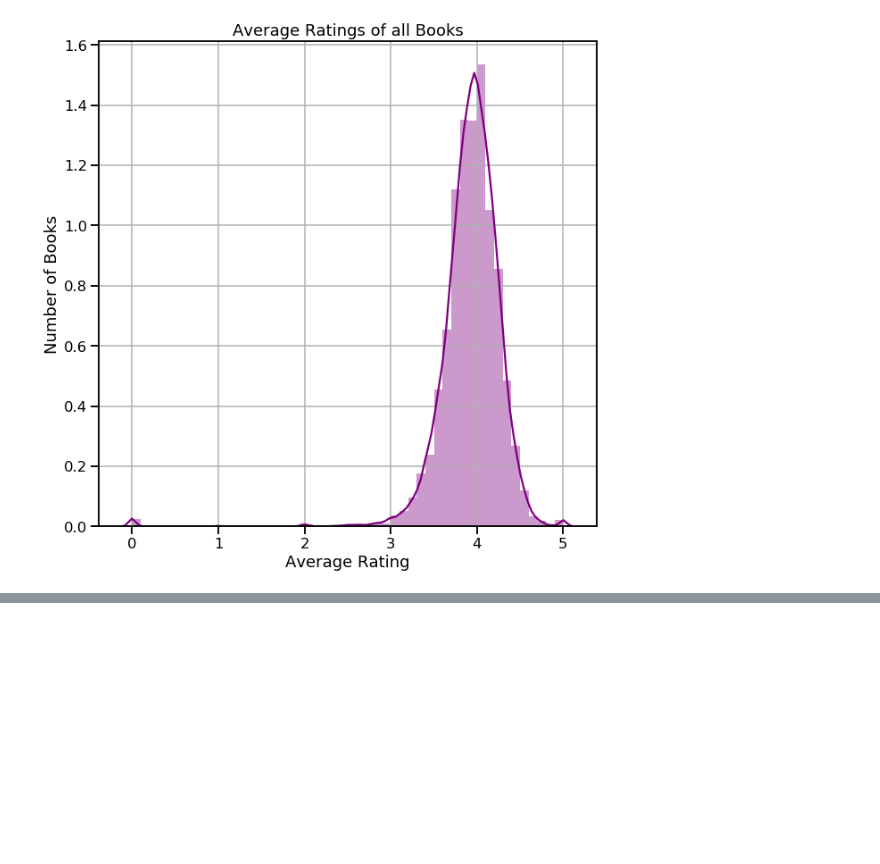
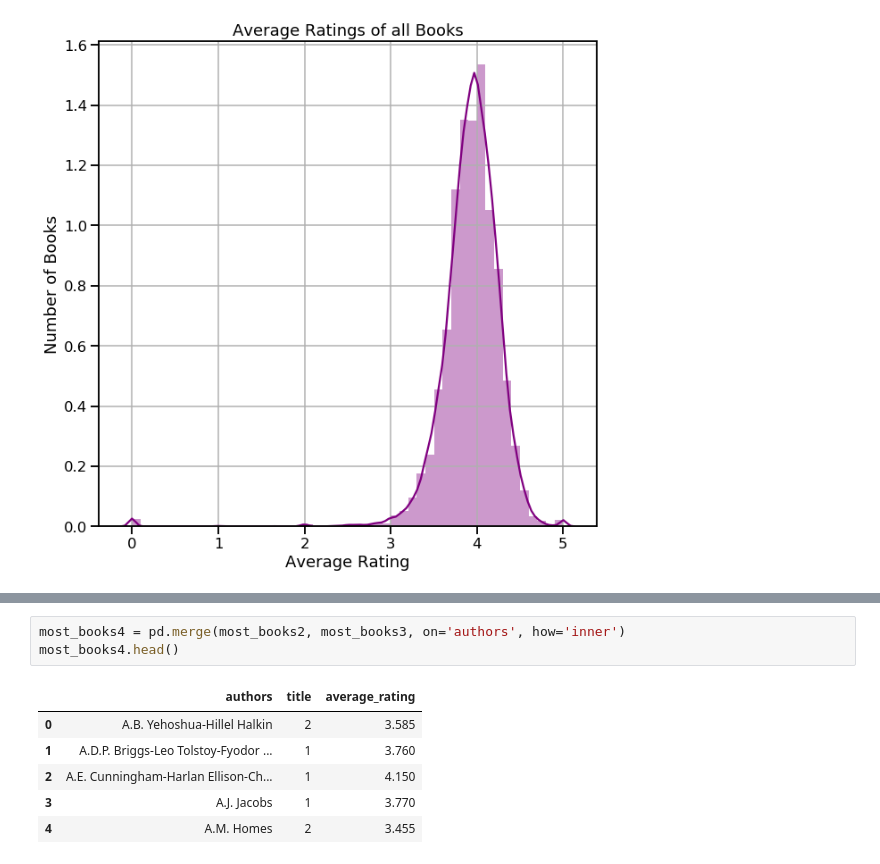
Before and after one commit to DanielPDWalker/Goodreads-Exploratory-Data-Analysis, a Jupyter notebook: Goodreadsbooks.ipynb, the cells around one changed output, grey strips where cells are left out. Drawn from its saved outputs; the diff is of its cells as text; blank space fills up the shorter version.

```diff
--- a/Goodreadsbooks.ipynb
+++ b/Goodreadsbooks.ipynb
@@ -323,0 +353,10 @@ len(rating)
+# %%
+most_books4 = pd.merge(most_books2, most_books3, on='authors', how='inner')
+most_books4.head()
+# %% [output]
+|  | authors | title | average_rating |
+| 0 | A.B. Yehoshua-Hillel Halkin | 2 | 3.585 |
+| 1 | A.D.P. Briggs-Leo Tolstoy-Fyodor ... | 1 | 3.760 |
+| 2 | A.E. Cunningham-Harlan Ellison-Ch... | 1 | 4.150 |
+| 3 | A.J. Jacobs | 1 | 3.770 |
+| 4 | A.M. Homes | 2 | 3.455 |
```
Also changed, not shown: parts of 14 cells of this notebook.
